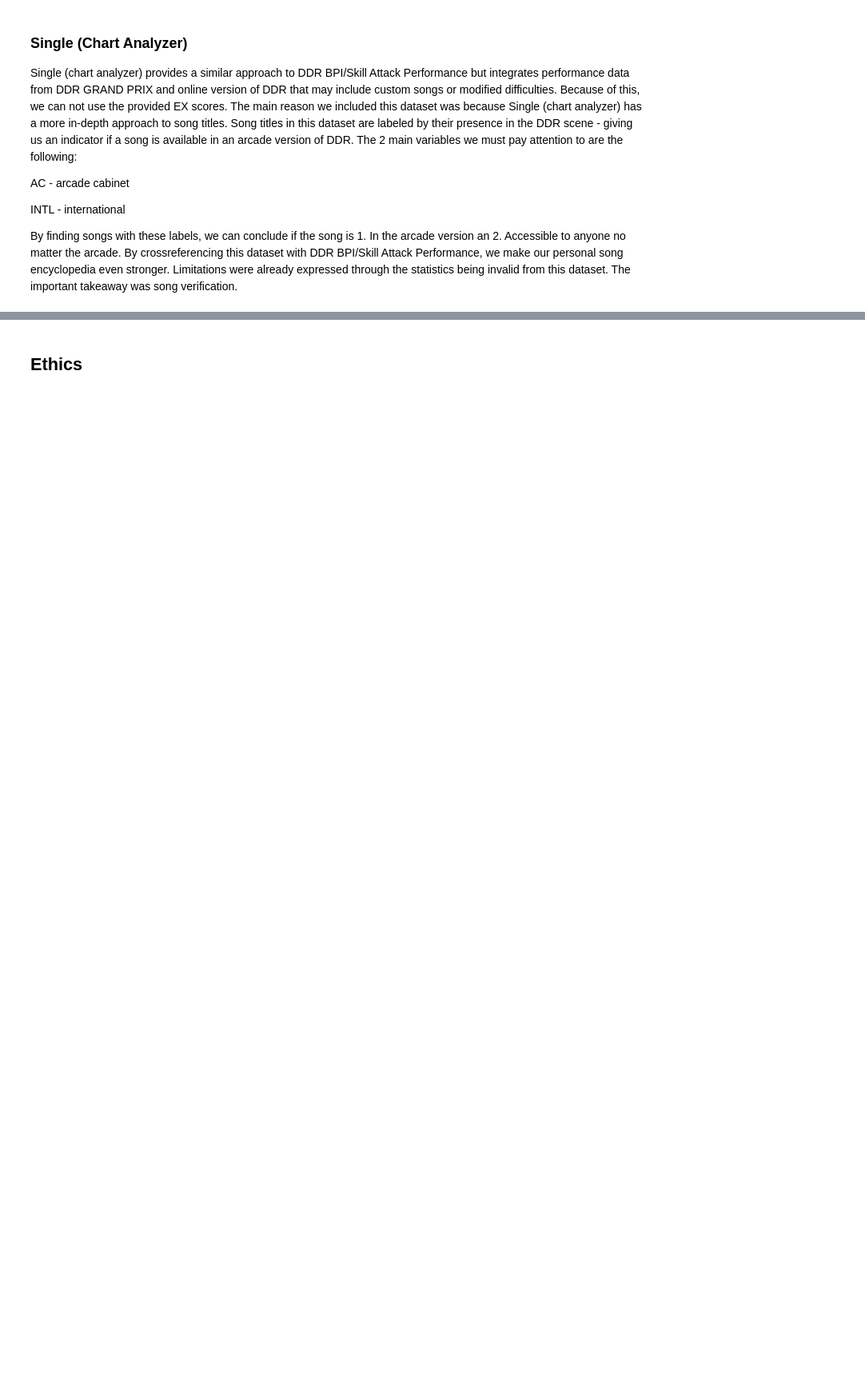
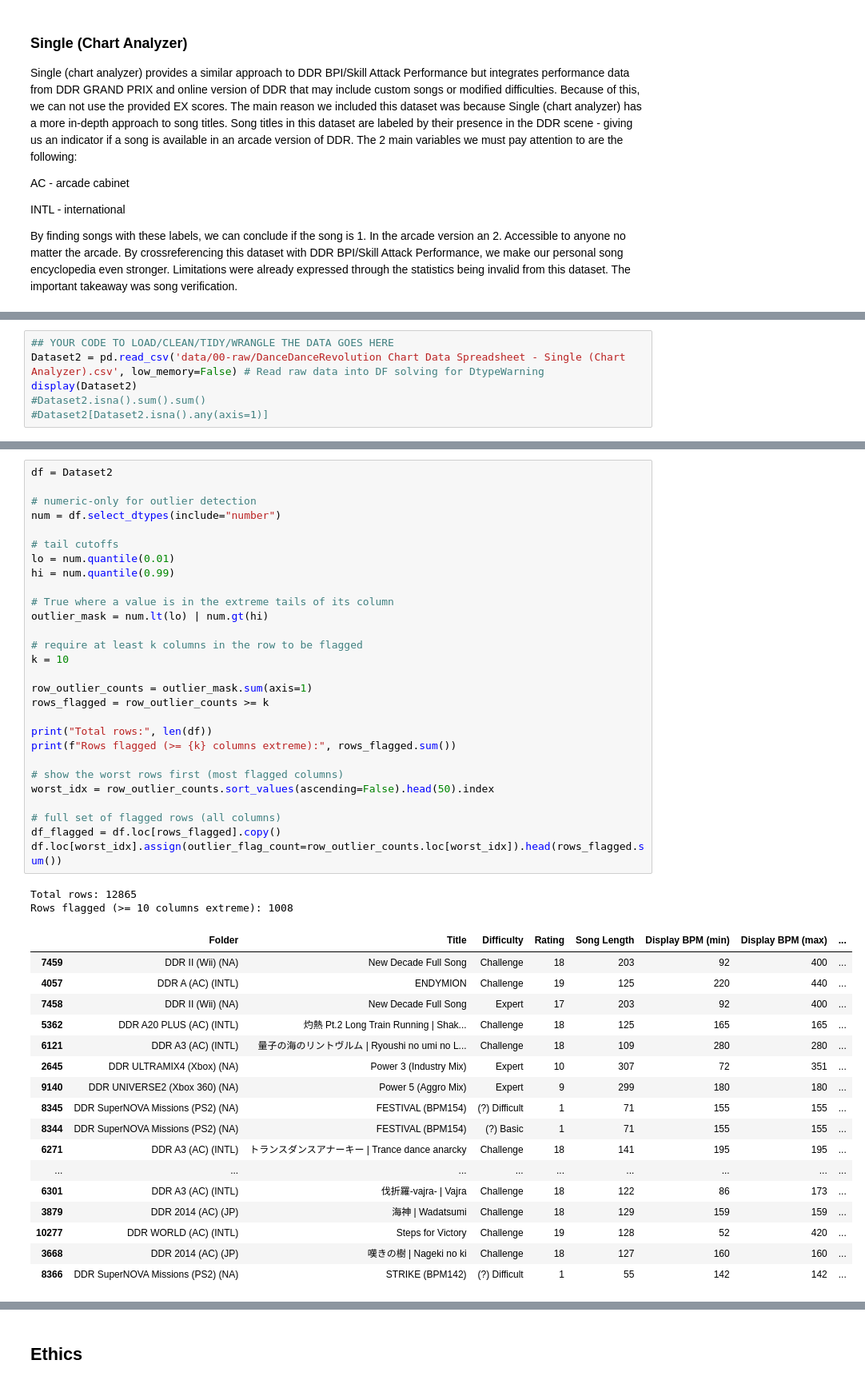
Before and after one commit to COGS108/Group051_WI26, a Jupyter notebook: 01-DataCheckpoint.ipynb, the cells around one changed output, grey strips where cells are left out. Shown at 80% size. Saved outputs shown, nothing was run; the diff lists cells and outputs as text; blank space fills up the shorter version.

```diff
--- a/01-DataCheckpoint.ipynb
+++ b/01-DataCheckpoint.ipynb
@@ -226,0 +298,6 @@ Limitations were already expressed through the statistics being invalid from thi
+# %%
+## YOUR CODE TO LOAD/CLEAN/TIDY/WRANGLE THE DATA GOES HERE
+Dataset2 = pd.read_csv('data/00-raw/DanceDanceRevolution Chart Data Spreadsheet - Single (Chart Analyzer).csv', low_memory=False) # Read raw data into DF solving for DtypeWarning
+display(Dataset2)
+#Dataset2.isna().sum().sum()
+#Dataset2[Dataset2.isna().any(axis=1)]
@@ -226,0 +346,48 @@ Limitations were already expressed through the statistics being invalid from thi
+# %%
+df = Dataset2
+
+# numeric-only for outlier detection
+num = df.select_dtypes(include="number")
+
+# tail cutoffs
+lo = num.quantile(0.01)
+hi = num.quantile(0.99)
+
+# True where a value is in the extreme tails of its column
+outlier_mask = num.lt(lo) | num.gt(hi)
+
+# require at least k columns in the row to be flagged
+k = 10
+
+row_outlier_counts = outlier_mask.sum(axis=1)
+rows_flagged = row_outlier_counts >= k
+
+print("Total rows:", len(df))
+print(f"Rows flagged (>= {k} columns extreme):", rows_flagged.sum())
+
+# show the worst rows first (most flagged columns)
+worst_idx = row_outlier_counts.sort_values(ascending=False).head(50).index
+
+# full set of flagged rows (all columns)
+df_flagged = df.loc[rows_flagged].copy()
+df.loc[worst_idx].assign(outlier_flag_count=row_outlier_counts.loc[worst_idx]).head(rows_flagged.sum())
+# %% [output]
+Total rows: 12865
+Rows flagged (>= 10 columns extreme): 1008
+|  | Folder | Title | Difficulty | Rating | Song Length | Display BPM (min) | Display BPM (max) | ... |
+| 7459 | DDR II (Wii) (NA) | New Decade Full Song | Challenge | 18 | 203 | 92 | 400 | ... |
+| 4057 | DDR A (AC) (INTL) | ENDYMION | Challenge | 19 | 125 | 220 | 440 | ... |
+| 7458 | DDR II (Wii) (NA) | New Decade Full Song | Expert | 17 | 203 | 92 | 400 | ... |
+| 5362 | DDR A20 PLUS (AC) (INTL) | 灼熱 Pt.2 Long Train Running | Shak... | Challenge | 18 | 125 | 165 | 165 | ... |
+| 6121 | DDR A3 (AC) (INTL) | 量子の海のリントヴルム | Ryoushi no umi no L... | Challenge | 18 | 109 | 280 | 280 | ... |
+| 2645 | DDR ULTRAMIX4 (Xbox) (NA) | Power 3 (Industry Mix) | Expert | 10 | 307 | 72 | 351 | ... |
+| 9140 | DDR UNIVERSE2 (Xbox 360) (NA) | Power 5 (Aggro Mix) | Expert | 9 | 299 | 180 | 180 | ... |
+| 8345 | DDR SuperNOVA Missions (PS2) (NA) | FESTIVAL (BPM154) | (?) Difficult | 1 | 71 | 155 | 155 | ... |
+| 8344 | DDR SuperNOVA Missions (PS2) (NA) | FESTIVAL (BPM154) | (?) Basic | 1 | 71 | 155 | 155 | ... |
+| 6271 | DDR A3 (AC) (INTL) | トランスダンスアナーキー | Trance dance anarcky | Challenge | 18 | 141 | 195 | 195 | ... |
+| ... | ... | ... | ... | ... | ... | ... | ... | ... |
+| 6301 | DDR A3 (AC) (INTL) | 伐折羅-vajra- | Vajra | Challenge | 18 | 122 | 86 | 173 | ... |
+| 3879 | DDR 2014 (AC) (JP) | 海神 | Wadatsumi | Challenge | 18 | 129 | 159 | 159 | ... |
+| 10277 | DDR WORLD (AC) (INTL) | Steps for Victory | Challenge | 19 | 128 | 52 | 420 | ... |
+| 3668 | DDR 2014 (AC) (JP) | 嘆きの樹 | Nageki no ki | Challenge | 18 | 127 | 160 | 160 | ... |
+| 8366 | DDR SuperNOVA Missions (PS2) (NA) | STRIKE (BPM142) | (?) Difficult | 1 | 55 | 142 | 142 | ... |
```
Also changed, not shown: parts of 26 cells of this notebook.
